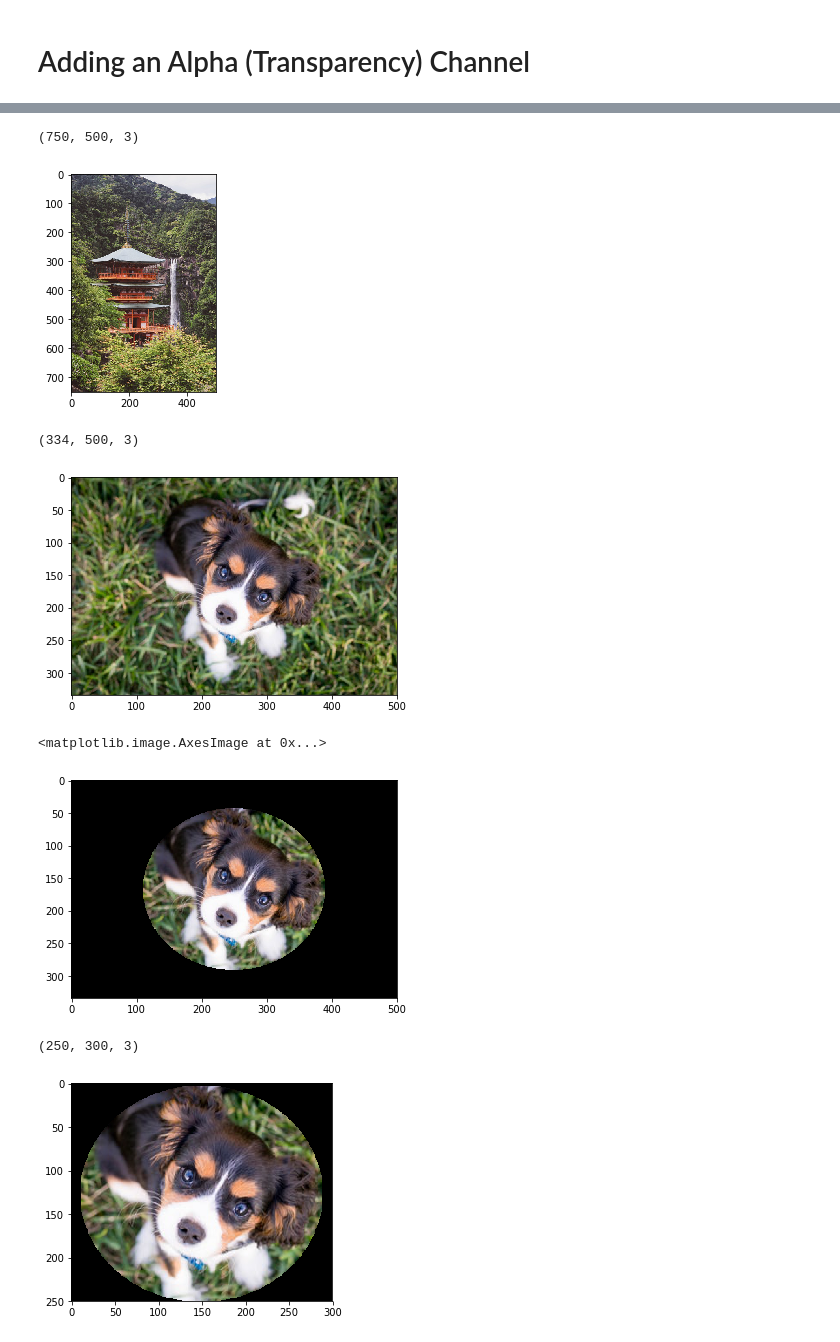
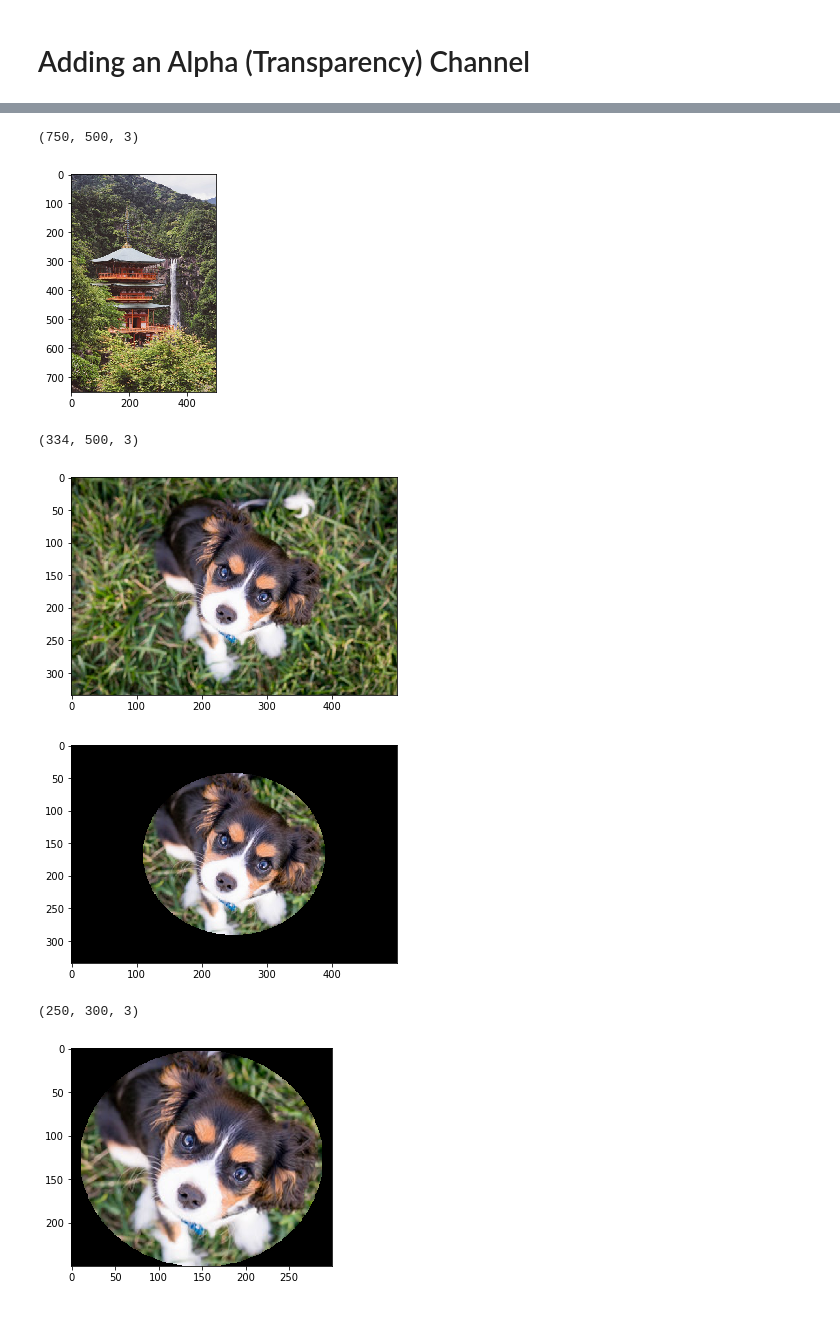
Before and after one commit to nonZero/learn-numpy, a Jupyter notebook: 047-alpha-masks-solution.ipynb, the cells around one changed output, grey strips where cells are left out. Drawn from its saved outputs; the diff is of its cells as text; code cells hidden in the pictures.

```diff
--- a/047-alpha-masks-solution.ipynb
+++ b/047-alpha-masks-solution.ipynb
@@ -31,33 +31,32 @@ _ = imshow(c)
 # %%
-bg = imread("pagoda.jpeg").copy()
-imshow(bg)
+bg = plt.imread("pagoda.jpeg").copy()
+plt.imshow(bg)
 bg.shape
 # %% [output]
 (750, 500, 3)
-[figure, old version]
+[figure, new version]
 # %%
-puppy = imread("puppy2.jpeg")
-imshow(puppy)
+puppy = plt.imread("puppy2.jpeg")
+plt.imshow(puppy)
 puppy.shape
 # %% [output]
 (334, 500, 3)
-[figure, old version]
+[figure, new version]
 # %%
-y = linspace(-0.1, 1.1, puppy.shape[0])[:,newaxis]
-x = linspace(-0.3, 1.3, puppy.shape[1])
+y = np.linspace(-0.1, 1.1, puppy.shape[0])[:,np.newaxis]
+x = np.linspace(-0.3, 1.3, puppy.shape[1])
 pm = (x-0.5)**2 + (y-0.5) ** 2 > 0.2
 im = puppy.copy()
 im[pm] = 0
-imshow(im)
+plt.imshow(im);
 # %% [output]
-<matplotlib.image.AxesImage at 0x...>
-[figure, old version]
+[figure, new version]
 # %%
 part = im[40:290,100:400]
-imshow(part)
+plt.imshow(part)
 part.shape
 # %% [output]
 (250, 300, 3)
-[figure, old version]
+[figure, new version]
 # %%
 v = bg[300:550,100:400]
```
Also changed, not shown: parts of 7 cells of this notebook, 4 other files.
